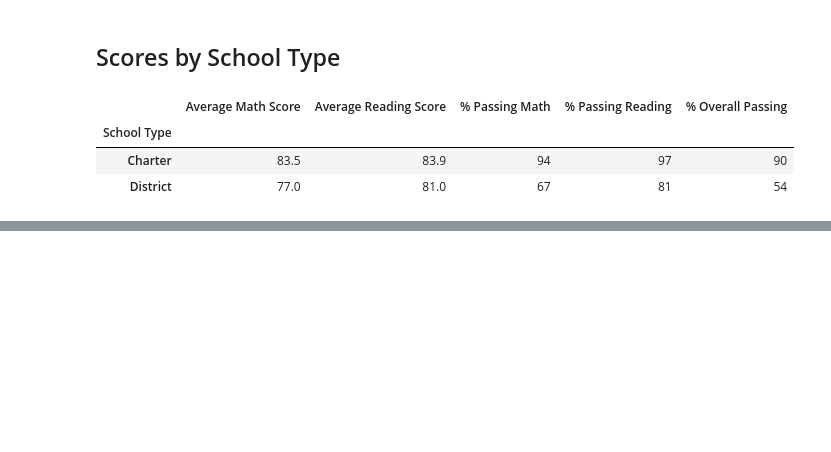
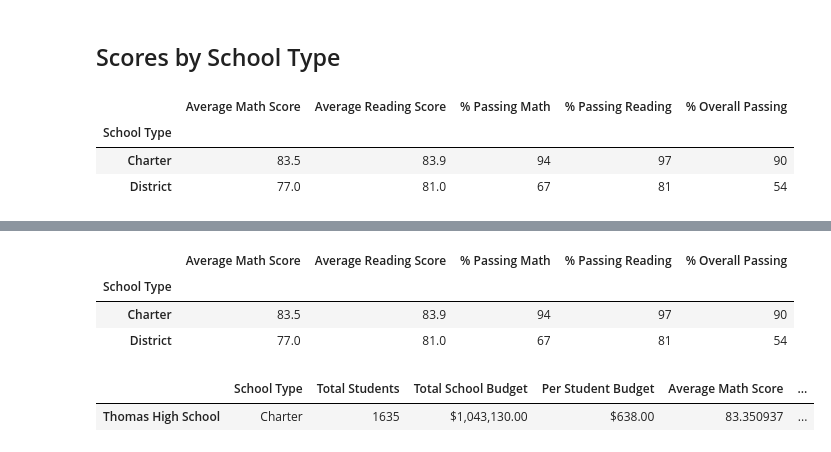
Before and after one commit to zackscott423/School_District_Analysis, a Jupyter notebook: PyCity_Schools_Challenge.ipynb, the cells around one changed output, grey strips where cells are left out. Drawn from its saved outputs; the diff is of its cells as text; code cells hidden in the pictures; blank space fills up the shorter version.

```diff
--- a/PyCity_Schools_Challenge.ipynb
+++ b/PyCity_Schools_Challenge.ipynb
@@ -489,0 +620,12 @@ type_summary_df
+# %%
+type_summary_df
+# %% [output]
+|  | Average Math Score | Average Reading Score | % Passing Math | % Passing Reading | % Overall Passing |
+| School Type |  |  |  |  |  |
+| Charter | 83.5 | 83.9 | 94 | 97 | 90 |
+| District | 77.0 | 81.0 | 67 | 81 | 54 |
+# %%
+per_school_summary_df.loc[["Thomas High School"],:]
+# %% [output]
+|  | School Type | Total Students | Total School Budget | Per Student Budget | Average Math Score | ... |
+| Thomas High School | Charter | 1635 | $1,043,130.00 | $638.00 | 83.350937 | ... |
```
Also changed, not shown: parts of 12 cells of this notebook, 1 other file.
